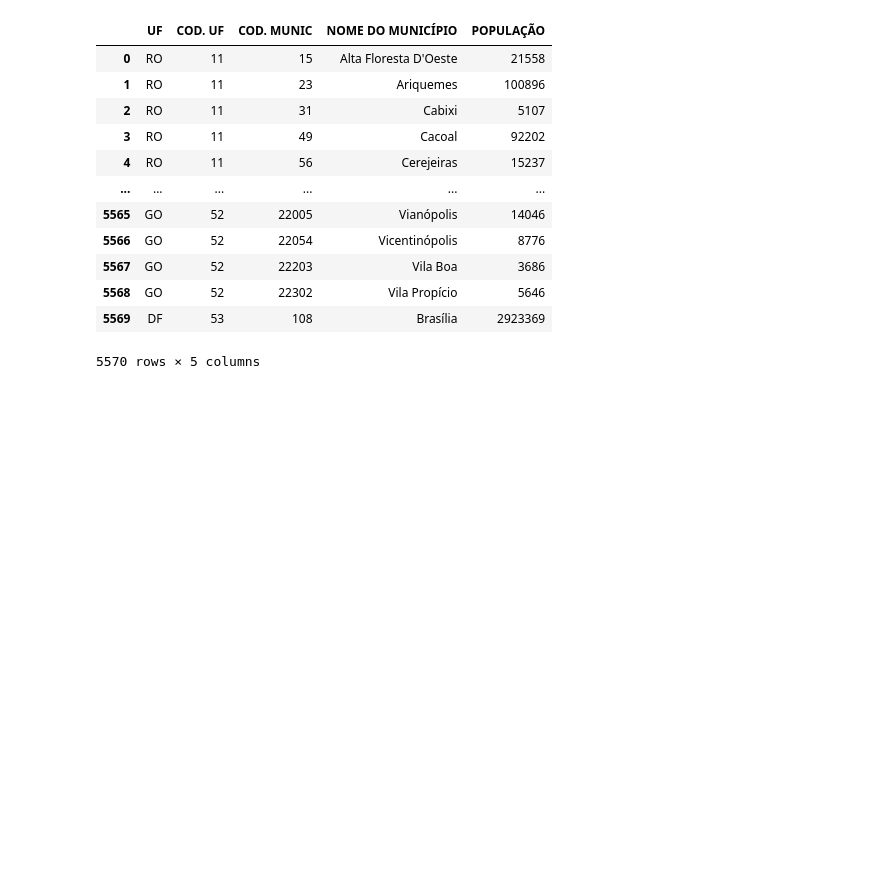
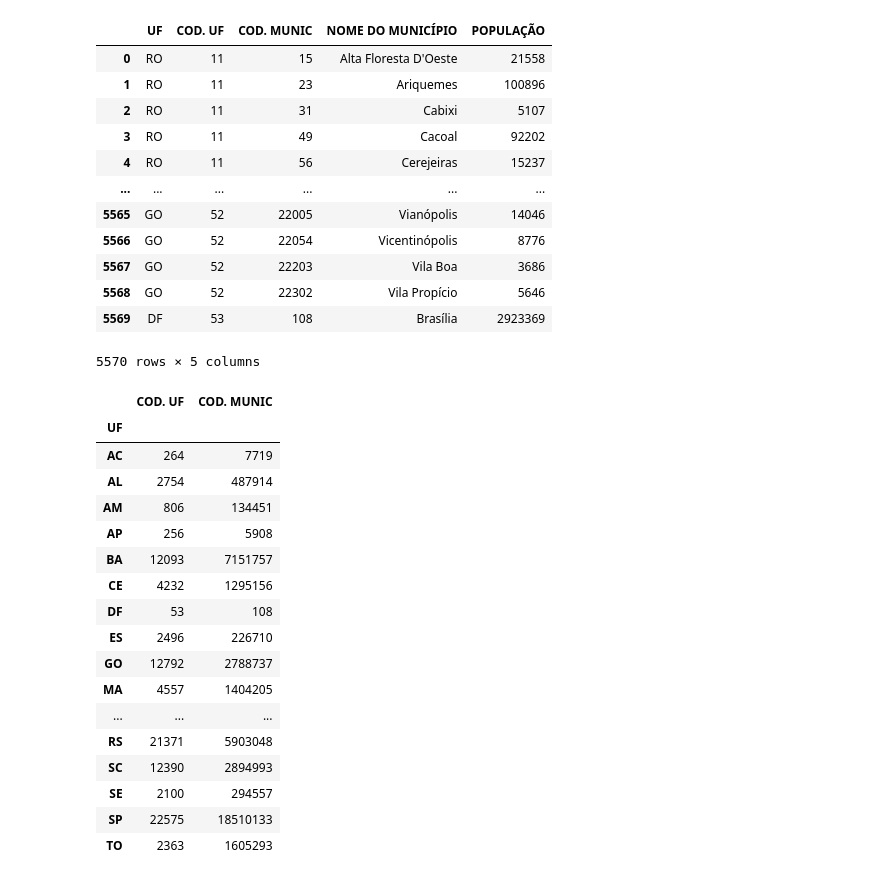
Before and after one commit to eubrunoo/greenhouse-gas-emissions-analysis, a Jupyter notebook: main.ipynb, the cells around one changed output. Saved outputs shown, nothing was run; the diff lists cells and outputs as text; code cells hidden in the pictures; blank space fills up the shorter version.

```diff
--- a/main.ipynb
+++ b/main.ipynb
@@ -476,3 +476,24 @@ population_states
 | 5568 | GO | 52 | 22302 | Vila Propício | 5646 |
 | 5569 | DF | 53 | 108 | Brasília | 2923369 |
 5570 rows × 5 columns
+# %%
+population_states.groupby('UF').sum(numeric_only= True)
+# %% [output]
+|  | COD. UF | COD. MUNIC |
+| UF |  |  |
+| AC | 264 | 7719 |
+| AL | 2754 | 487914 |
+| AM | 806 | 134451 |
+| AP | 256 | 5908 |
+| BA | 12093 | 7151757 |
+| CE | 4232 | 1295156 |
+| DF | 53 | 108 |
+| ES | 2496 | 226710 |
+| GO | 12792 | 2788737 |
+| MA | 4557 | 1404205 |
+| ... | ... | ... |
+| RS | 21371 | 5903048 |
+| SC | 12390 | 2894993 |
+| SE | 2100 | 294557 |
+| SP | 22575 | 18510133 |
+| TO | 2363 | 1605293 |
```
Also changed, not shown: parts of 6 cells of this notebook.
